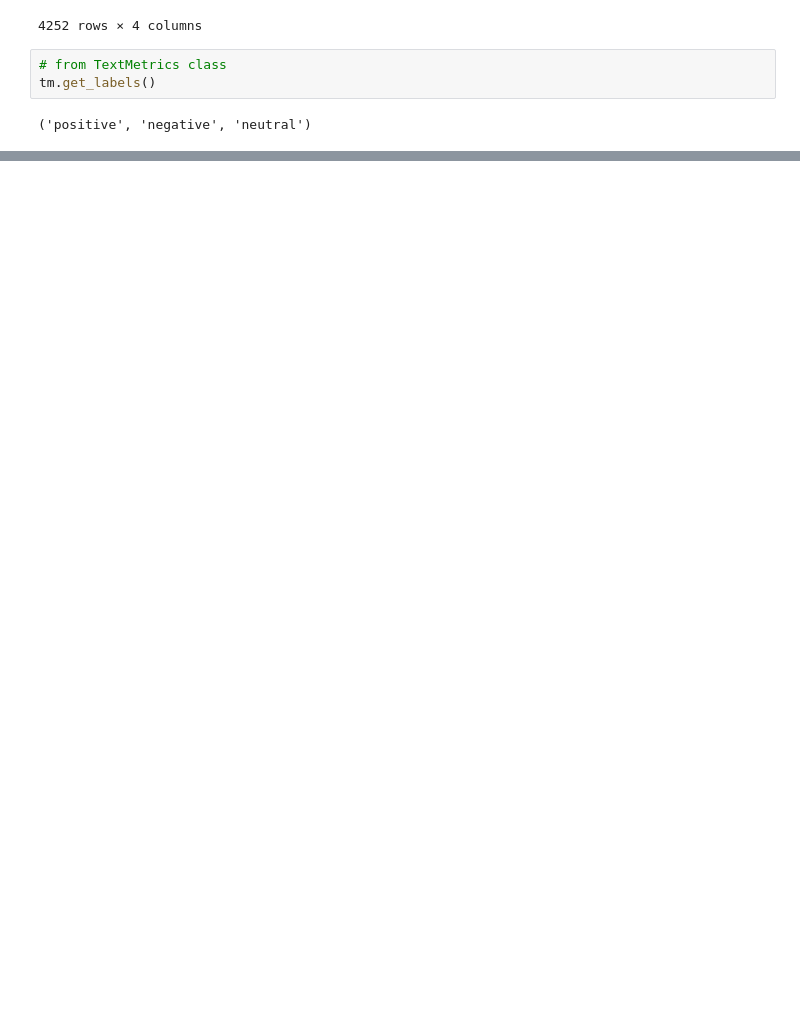
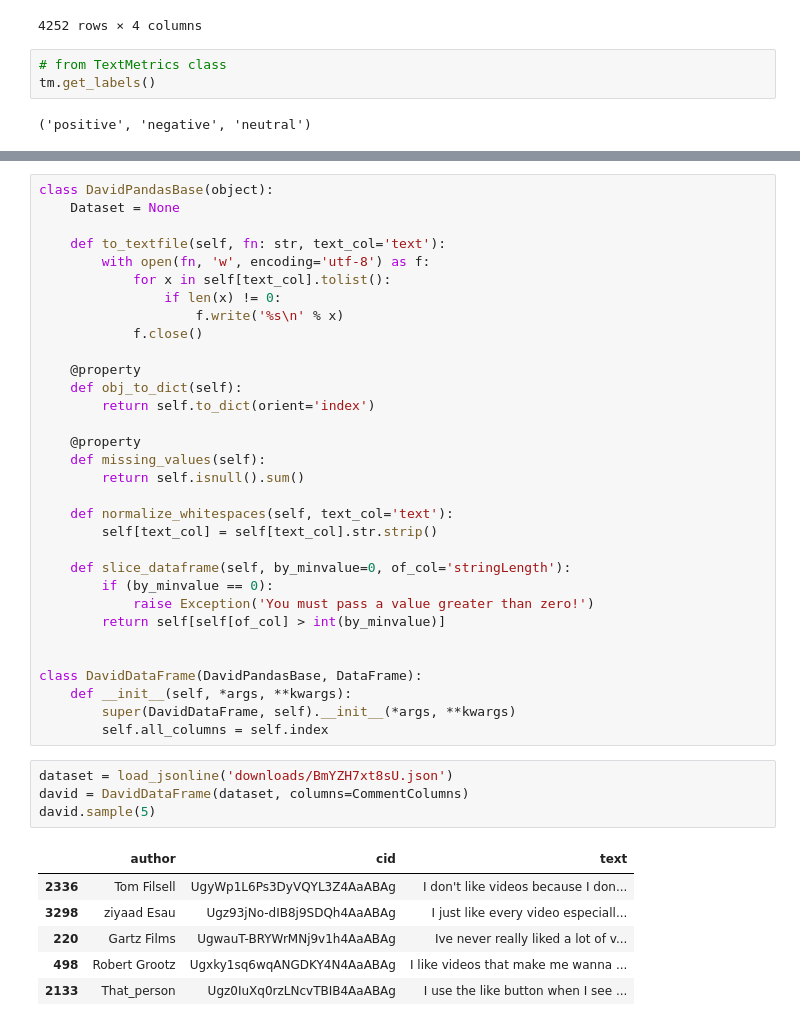
Before and after one commit to amoux/david, a Jupyter notebook: notebooks/prototyping-dataframe-classes-methods.ipynb, the cells around one changed output, grey strips where cells are left out. Saved outputs shown, nothing was run; the diff lists cells and outputs as text; blank space fills up the shorter version.

```diff
--- a/notebooks/prototyping-dataframe-classes-methods.ipynb
+++ b/notebooks/prototyping-dataframe-classes-methods.ipynb
@@ -232,0 +328,43 @@ tm.get_corpus_path()
+# %%
+class DavidPandasBase(object):
+    Dataset = None
+
+    def to_textfile(self, fn: str, text_col='text'):
+        with open(fn, 'w', encoding='utf-8') as f:
+            for x in self[text_col].tolist():
+                if len(x) != 0:
+                    f.write('%s\n' % x)
+            f.close()
+
+    @property
+    def obj_to_dict(self):
+        return self.to_dict(orient='index')
+
+    @property
+    def missing_values(self):
+        return self.isnull().sum()
+
+    def normalize_whitespaces(self, text_col='text'):
+        self[text_col] = self[text_col].str.strip()
+
+    def slice_dataframe(self, by_minvalue=0, of_col='stringLength'):
+        if (by_minvalue == 0):
+            raise Exception('You must pass a value greater than zero!')
+        return self[self[of_col] > int(by_minvalue)]
+
+
+class DavidDataFrame(DavidPandasBase, DataFrame):
+    def __init__(self, *args, **kwargs):
+        super(DavidDataFrame, self).__init__(*args, **kwargs)
+        self.all_columns = self.index
+# %%
+dataset = load_jsonline('downloads/BmYZH7xt8sU.json')
+david = DavidDataFrame(dataset, columns=CommentColumns)
+david.sample(5)
+# %% [output]
+|  | author | cid | text |
+| 2336 | Tom Filsell | UgyWp1L6Ps3DyVQYL3Z4AaABAg | I don't like videos because I don... |
+| 3298 | ziyaad Esau | Ugz93jNo-dIB8j9SDQh4AaABAg | I just like every video especiall... |
+| 220 | Gartz Films | UgwauT-BRYWrMNj9v1h4AaABAg | Ive never really liked a lot of v... |
+| 498 | Robert Grootz | Ugxky1sq6wqANGDKY4N4AaABAg | I like videos that make me wanna ... |
+| 2133 | That_person | Ugz0IuXq0rzLNcvTBIB4AaABAg | I use the like button when I see ... |
```
Also changed, not shown: parts of 41 cells of this notebook.
